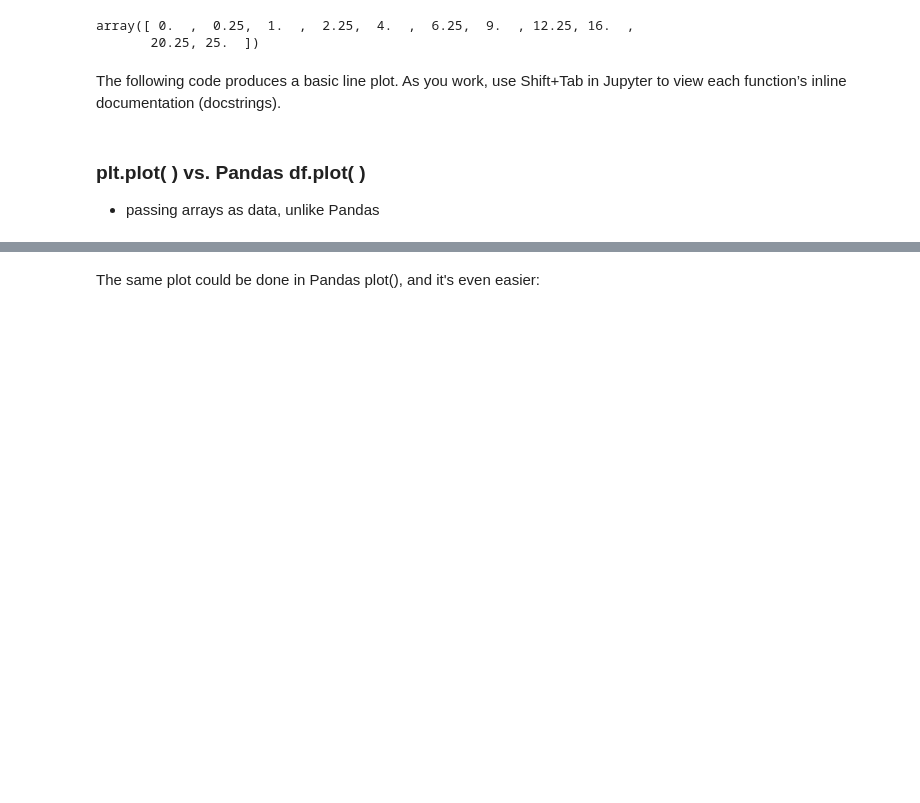
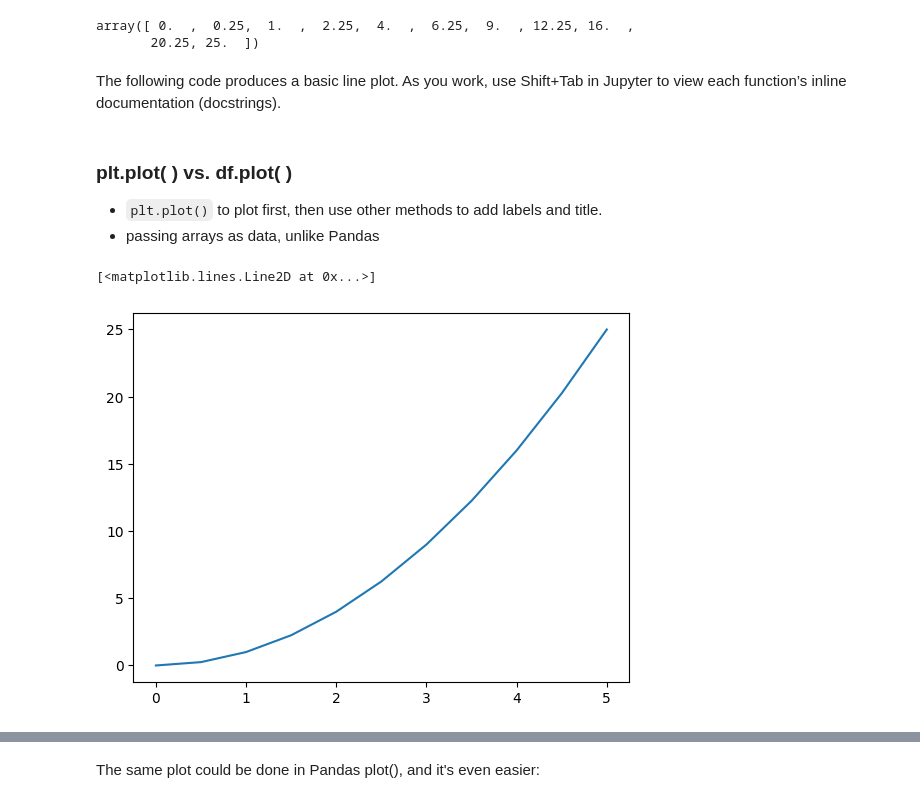
Before and after one commit to tychen742/thinkdsm, a Jupyter notebook: chapters/06-visualization/0603-vis-mpl-intro.ipynb, the cells around one changed output, grey strips where cells are left out. Cells and saved outputs as stored; diff of their text form; code cells hidden in the pictures; blank space fills up the shorter version.

```diff
--- a/chapters/06-visualization/0603-vis-mpl-intro.ipynb
+++ b/chapters/06-visualization/0603-vis-mpl-intro.ipynb
@@ -120,6 +134,13 @@ array([ 0.  ,  0.25,  1.  ,  2.25,  4.  ,  6.25,  9.  , 12.25, 16.  ,
 # %% [markdown]
 The following code produces a basic line plot. As you work, use Shift+Tab in Jupyter to view each function’s inline documentation (docstrings).
 # %% [markdown]
-### plt.plot( ) vs. Pandas df.plot( )
+### plt.plot( ) vs. df.plot( )
 
+- `plt.plot()` to plot first, then use other methods to add labels and title.
 - passing arrays as data, unlike Pandas
+# %%
+plt.plot(x, y)
+### this could be surprising, Pandas plot() uses all numeric columns by default
+# %% [output]
+[<matplotlib.lines.Line2D at 0x...>]
+[figure, added]
```
Also changed, not shown: parts of 9 cells of this notebook, 1 other file.
